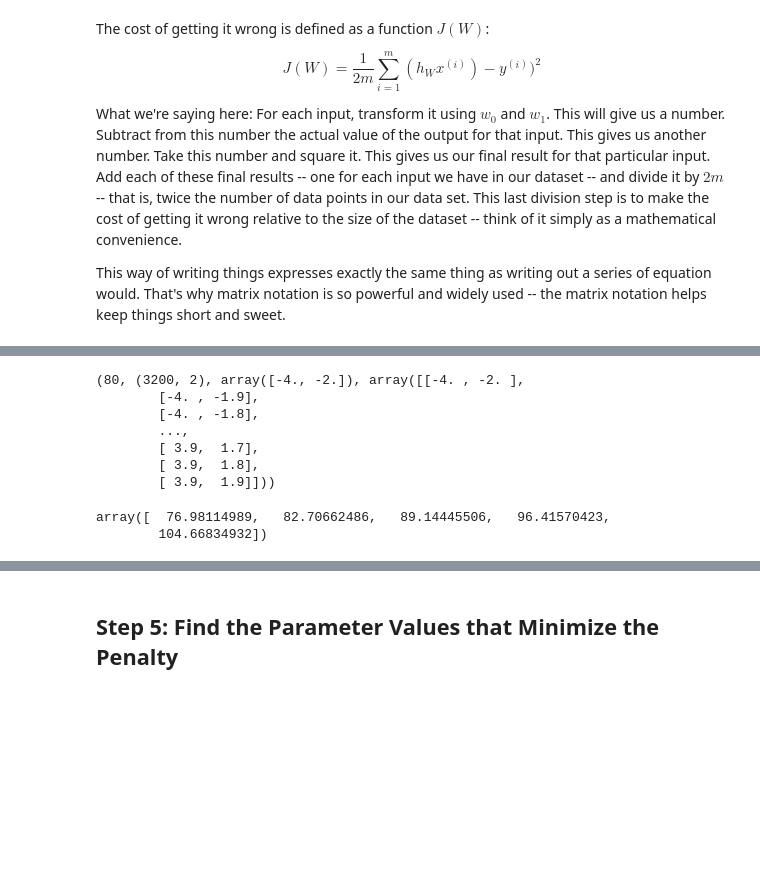
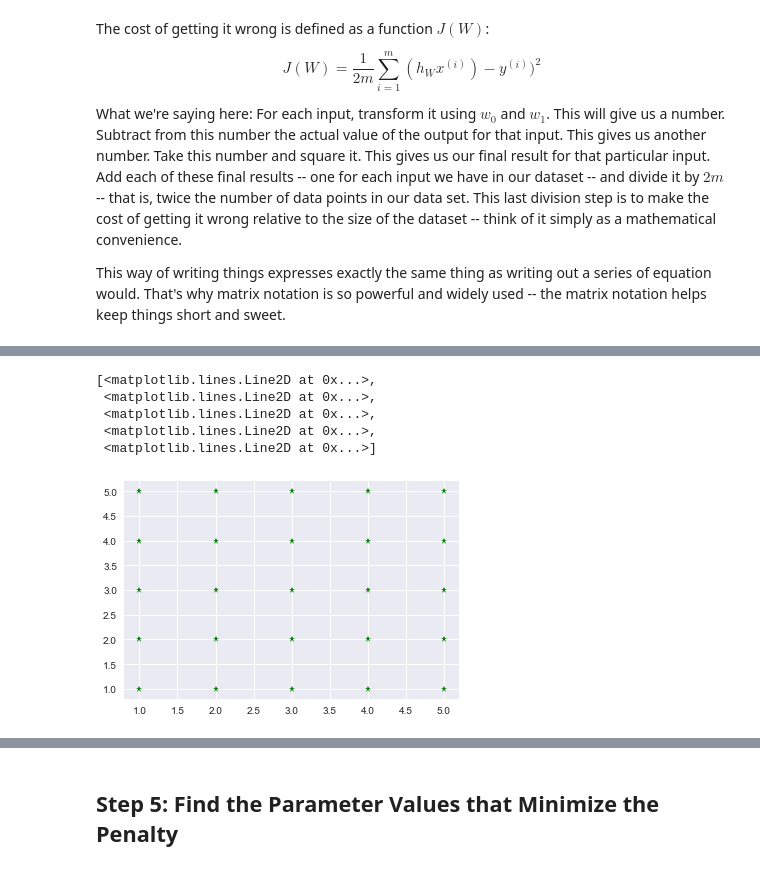
Before and after one commit to baiaooo/MLCourse, a Jupyter notebook: Notebooks/Regression-with-a-Single-Feature.ipynb, the cells around one changed output, grey strips where cells are left out. Saved outputs shown, nothing was run; the diff lists cells and outputs as text; code cells hidden in the pictures; blank space fills up the shorter version.

```diff
--- a/Notebooks/Regression-with-a-Single-Feature.ipynb
+++ b/Notebooks/Regression-with-a-Single-Feature.ipynb
@@ -299,16 +271,0 @@ This way of writing things expresses exactly the same thing as writing out a ser
-# %%
-# Generate a grid of values over w0 and w1
-# w0 is between -5 and 5 (increments of 0.1)
-# w1 is between -2 and 2 (increments of 0.1)
-w0_vals, w1_vals = np.mgrid[-4:4:0.1, -2:2:0.1]
-# Get arrays of theta0 and theta1 values
-w_grid = np.c_[w0_vals.ravel(), w1_vals.ravel()]
-len(w0_vals), w_grid.shape, w_grid[0].T, w_grid
-# %% [output]
-(80, (3200, 2), array([-4., -2.]), array([[-4. , -2. ],
-        [-4. , -1.9],
-        [-4. , -1.8],
-        ...,
-        [ 3.9,  1.7],
-        [ 3.9,  1.8],
-        [ 3.9,  1.9]]))
@@ -320,6 +271,0 @@ cost_vals = [penalty(X, y, np.matrix(w_vals)) for w_vals in w_grid]
-# %%
-# The last few cost_vals
-cost_vals[-5:]
-# %% [output]
-array([  76.98114989,   82.70662486,   89.14445506,   96.41570423,
-        104.66834932])
@@ -338,0 +272,13 @@ plt.xlabel('w0')
+# %%
+# Visualize what np.meshgrid does when used with plot
+w0 = np.linspace(1,5,5)
+w1 = np.linspace(1,5,5)
+W0, W1 = np.meshgrid(w0,w1)
+plt.plot(W0,W1, marker='*', color='g', linestyle='none')
+# %% [output]
+[<matplotlib.lines.Line2D at 0x...>,
+ <matplotlib.lines.Line2D at 0x...>,
+ <matplotlib.lines.Line2D at 0x...>,
+ <matplotlib.lines.Line2D at 0x...>,
+ <matplotlib.lines.Line2D at 0x...>]
+[figure, added]
```
Also changed, not shown: parts of 24 cells of this notebook, 2 other files.
